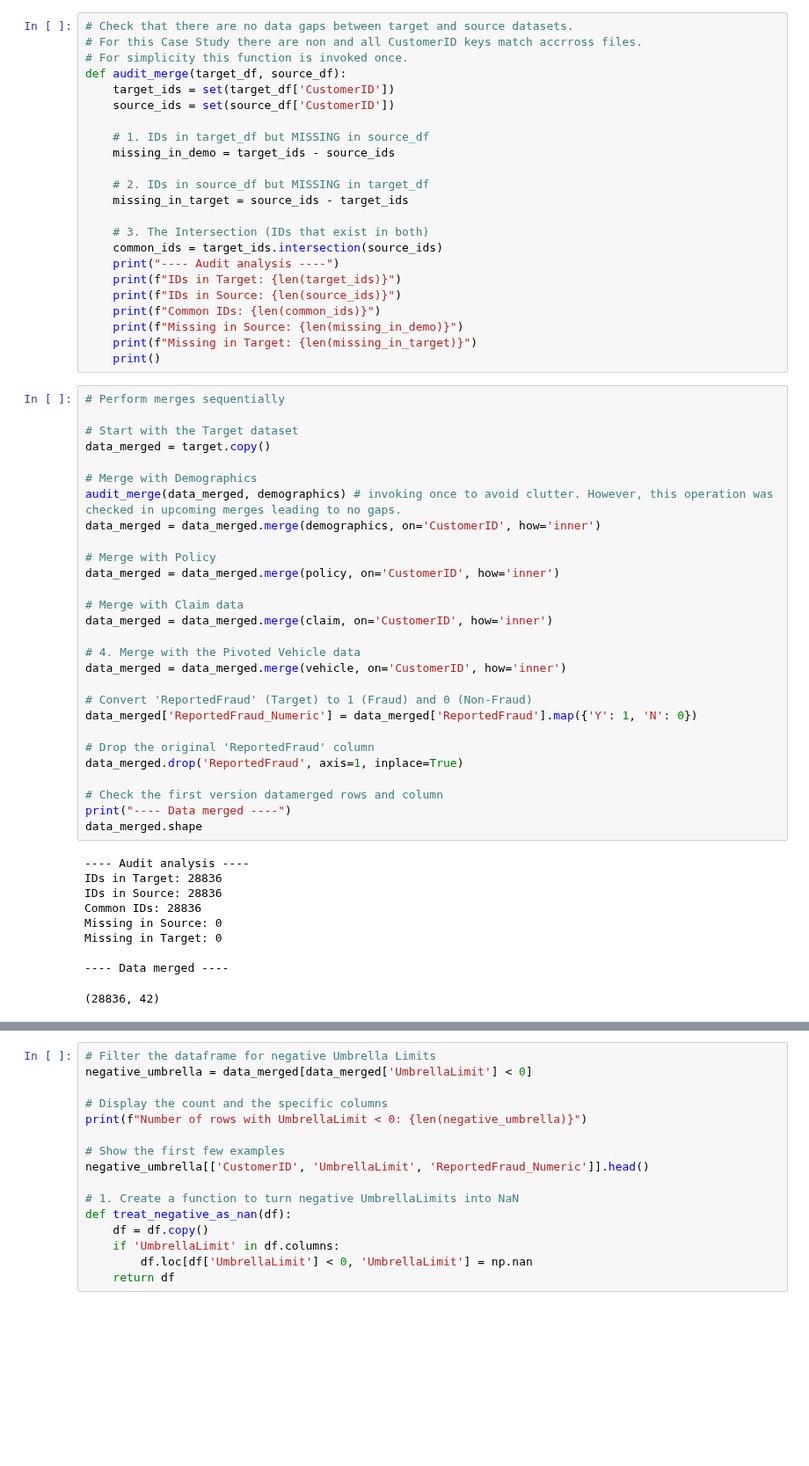
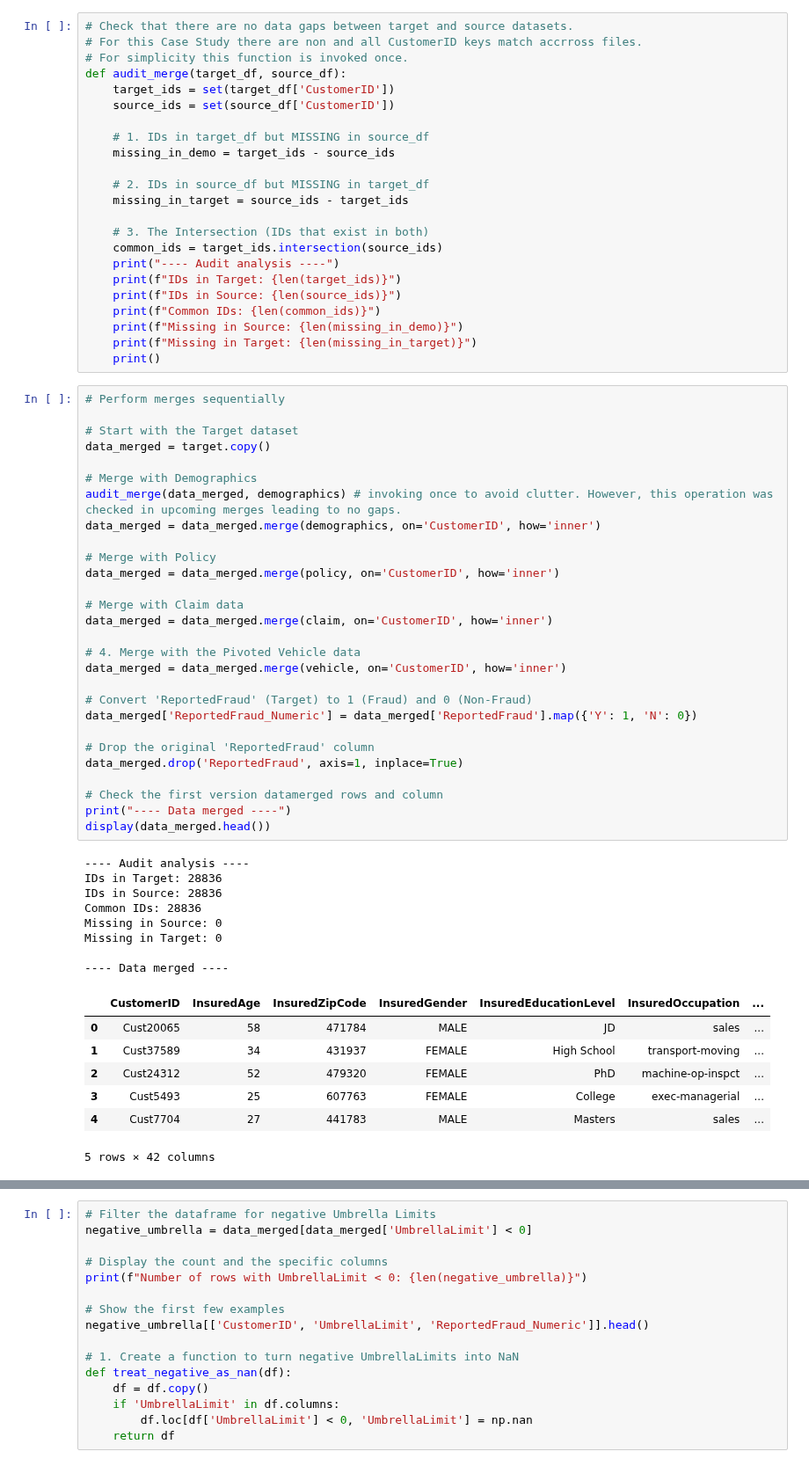
Before and after one commit to bartzilla/Classification, a Jupyter notebook: Assessment.ipynb, the cells around one changed output, grey strips where cells are left out. Shown at 88% size. Drawn from its saved outputs; the diff is of its cells as text; blank space fills up the shorter version.

```diff
--- a/Assessment.ipynb
+++ b/Assessment.ipynb
@@ -222,32 +281,38 @@ data_merged = target.copy()
 # Merge with Demographics
 audit_merge(data_merged, demographics) # invoking once to avoid clutter. However, this operation was checked in upcoming merges leading to no gaps.
 data_merged = data_merged.merge(demographics, on='CustomerID', how='inner')
 
 # Merge with Policy
 data_merged = data_merged.merge(policy, on='CustomerID', how='inner')
 
 # Merge with Claim data
 data_merged = data_merged.merge(claim, on='CustomerID', how='inner')
 
 # 4. Merge with the Pivoted Vehicle data
 data_merged = data_merged.merge(vehicle, on='CustomerID', how='inner')
 
 # Convert 'ReportedFraud' (Target) to 1 (Fraud) and 0 (Non-Fraud)
 data_merged['ReportedFraud_Numeric'] = data_merged['ReportedFraud'].map({'Y': 1, 'N': 0})
 
 # Drop the original 'ReportedFraud' column
 data_merged.drop('ReportedFraud', axis=1, inplace=True)
 
 # Check the first version datamerged rows and column
 print("---- Data merged ----")
-data_merged.shape
+display(data_merged.head())
 # %% [output]
 ---- Audit analysis ----
 IDs in Target: 28836
 IDs in Source: 28836
 Common IDs: 28836
 Missing in Source: 0
 Missing in Target: 0
 
 ---- Data merged ----
+|  | CustomerID | InsuredAge | InsuredZipCode | InsuredGender | InsuredEducationLevel | InsuredOccupation | ... |
+| 0 | Cust20065 | 58 | 471784 | MALE | JD | sales | ... |
+| 1 | Cust37589 | 34 | 431937 | FEMALE | High School | transport-moving | ... |
+| 2 | Cust24312 | 52 | 479320 | FEMALE | PhD | machine-op-inspct | ... |
+| 3 | Cust5493 | 25 | 607763 | FEMALE | College | exec-managerial | ... |
+| 4 | Cust7704 | 27 | 441783 | MALE | Masters | sales | ... |
-(28836, 42)
+5 rows × 42 columns
```
Also changed, not shown: parts of 28 cells of this notebook.
